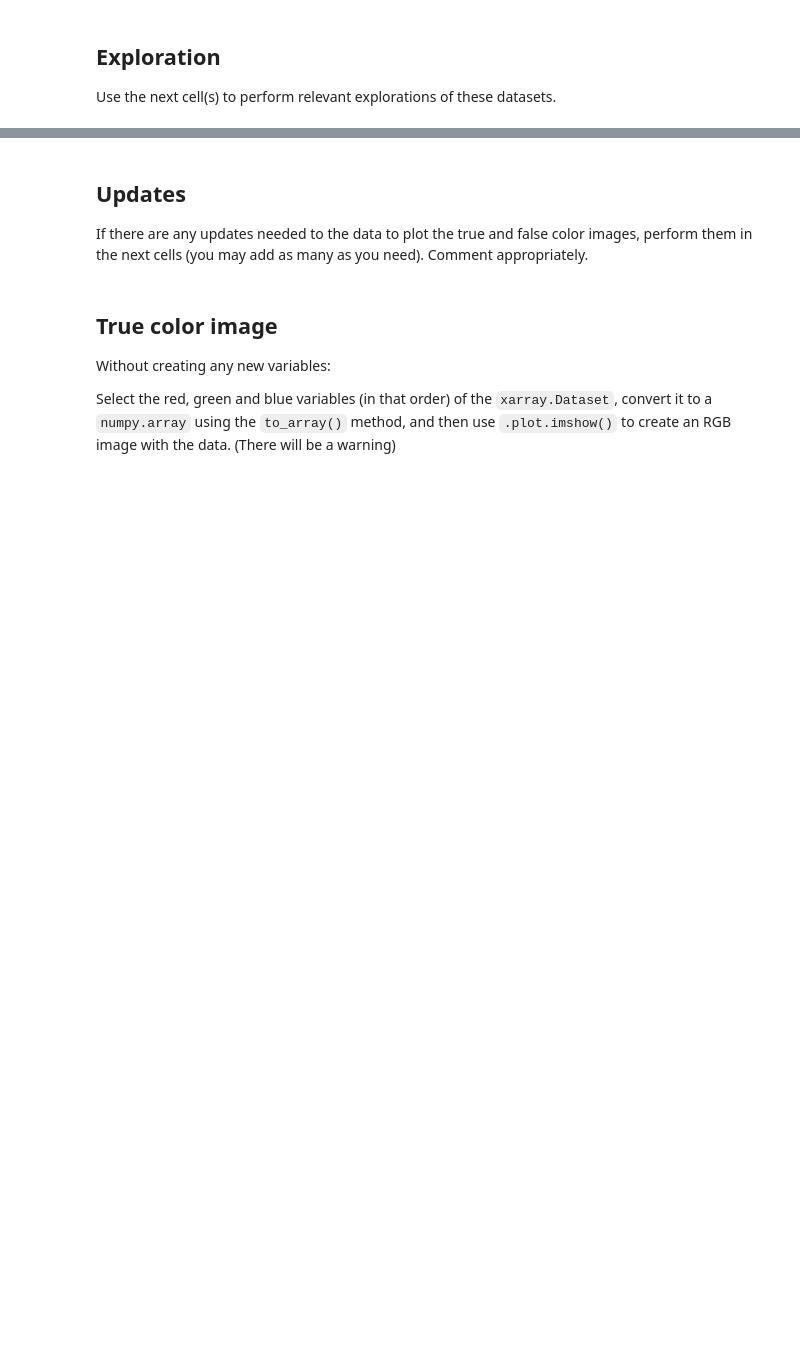
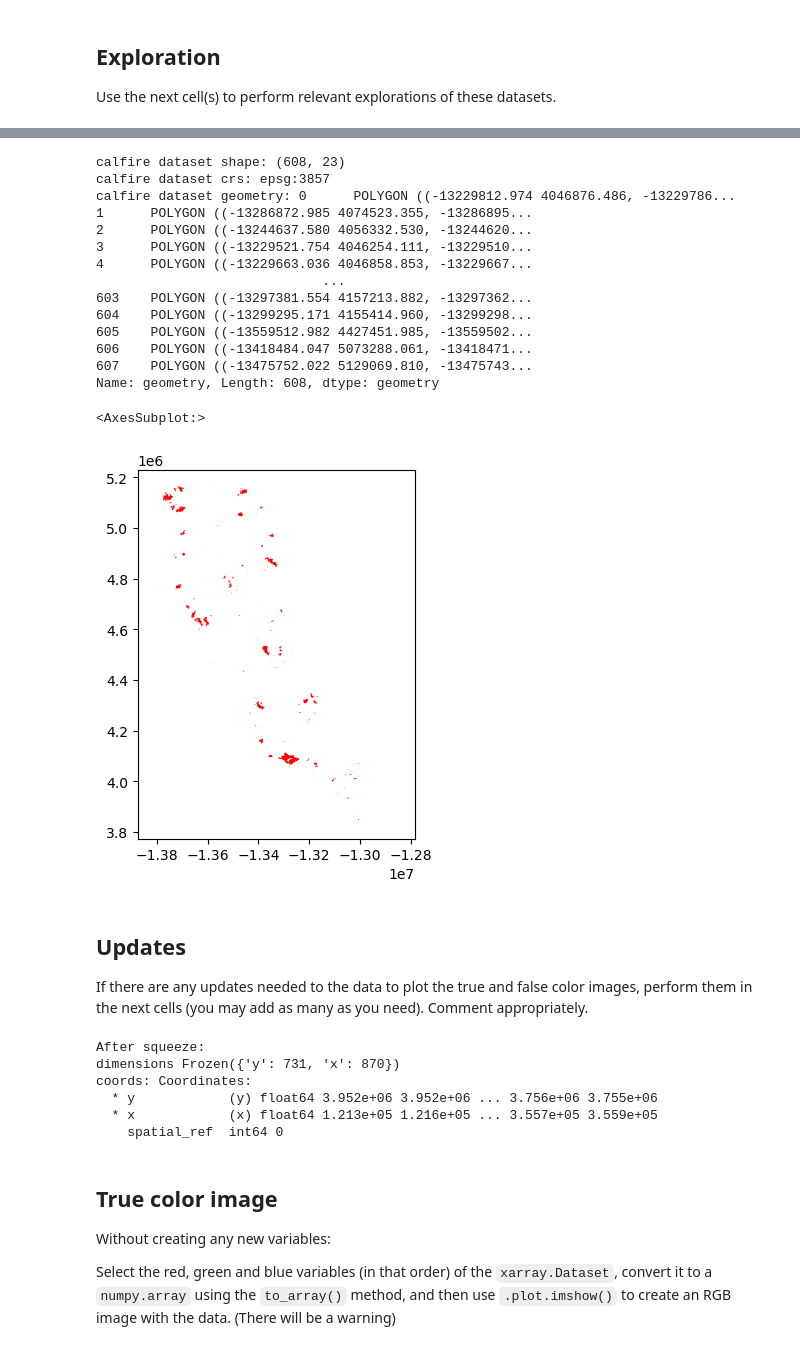
Before and after one commit to oksanaprotsukha/eds220-hwk-4, a Jupyter notebook: hwk4-task2-false-color.ipynb, the cells around one changed output, grey strips where cells are left out. Cells and saved outputs as stored; diff of their text form; code cells hidden in the pictures; blank space fills up the shorter version.

```diff
--- a/hwk4-task2-false-color.ipynb
+++ b/hwk4-task2-false-color.ipynb
@@ -125,0 +76,5 @@ http://xarray.pydata.org/en/stable/getting-started-guide/installing.html
+# %%
+calfire = gpd.read_file(os.path.join(os.getcwd(), 'data',
+                                     'California_Fire_Perimeters_2017',
+                                     'California_Fire_Perimeters_2017.shp'))
+calfire.head(2)
@@ -132,10 +140,46 @@ Use the next cell(s) to perform relevant explorations of these datasets.
+# %%
+# explore California fire perimeter shape file
+
+print(f'calfire dataset shape: {calfire.shape}')
+print(f'calfire dataset crs: {calfire.crs}')
+print(f'calfire dataset geometry: {calfire.geometry}')
+
+calfire.plot(color = 'red')
+# %% [output]
+calfire dataset shape: (608, 23)
+calfire dataset crs: epsg:3857
+calfire dataset geometry: 0      POLYGON ((-13229812.974 4046876.486, -13229786...
+1      POLYGON ((-13286872.985 4074523.355, -13286895...
+2      POLYGON ((-13244637.580 4056332.530, -13244620...
+3      POLYGON ((-13229521.754 4046254.111, -13229510...
+4      POLYGON ((-13229663.036 4046858.853, -13229667...
+                             ...
+603    POLYGON ((-13297381.554 4157213.882, -13297362...
+604    POLYGON ((-13299295.171 4155414.960, -13299298...
+605    POLYGON ((-13559512.982 4427451.985, -13559502...
+606    POLYGON ((-13418484.047 5073288.061, -13418471...
+607    POLYGON ((-13475752.022 5129069.810, -13475743...
+Name: geometry, Length: 608, dtype: geometry
+<AxesSubplot:>
+[figure, added]
 # %% [markdown]
 ## Updates
 
 If there are any updates needed to the data to plot the true and false color images, perform them in the next cells (you may add as many as you need).
 Comment appropriately.
 # %%
-# your code here
+# drop an extra dimension "band" from lsat dataset
+lsat = lsat.squeeze().drop('band')
+
+# check that band dimension has been dropped
+print(f'After squeeze:\ndimensions {lsat.dims}\ncoords: {lsat.coords}')
+# %% [output]
+After squeeze:
+dimensions Frozen({'y': 731, 'x': 870})
+coords: Coordinates:
+  * y            (y) float64 3.952e+06 3.952e+06 ... 3.756e+06 3.755e+06
+  * x            (x) float64 1.213e+05 1.216e+05 ... 3.557e+05 3.559e+05
+    spatial_ref  int64 0
 # %% [markdown]
 ## True color image
 
```
Also changed, not shown: parts of 16 cells of this notebook.
